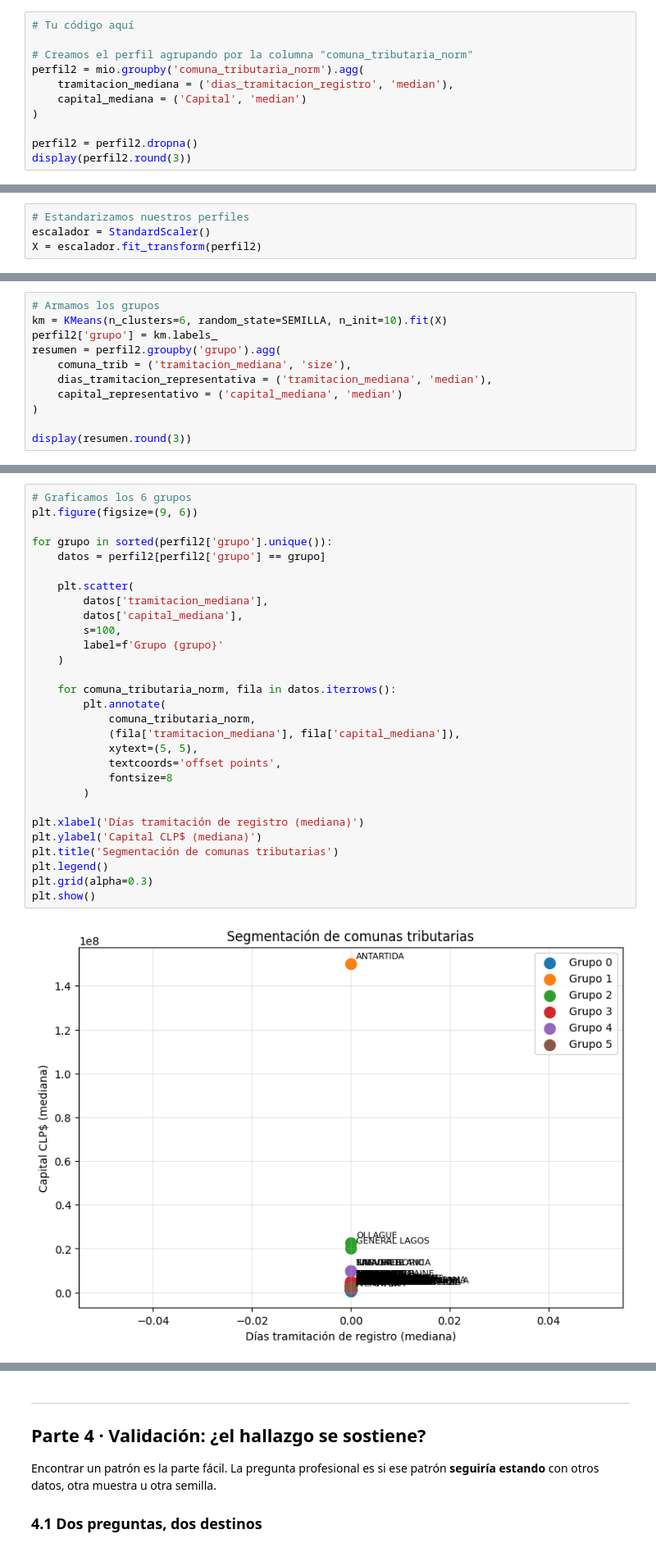
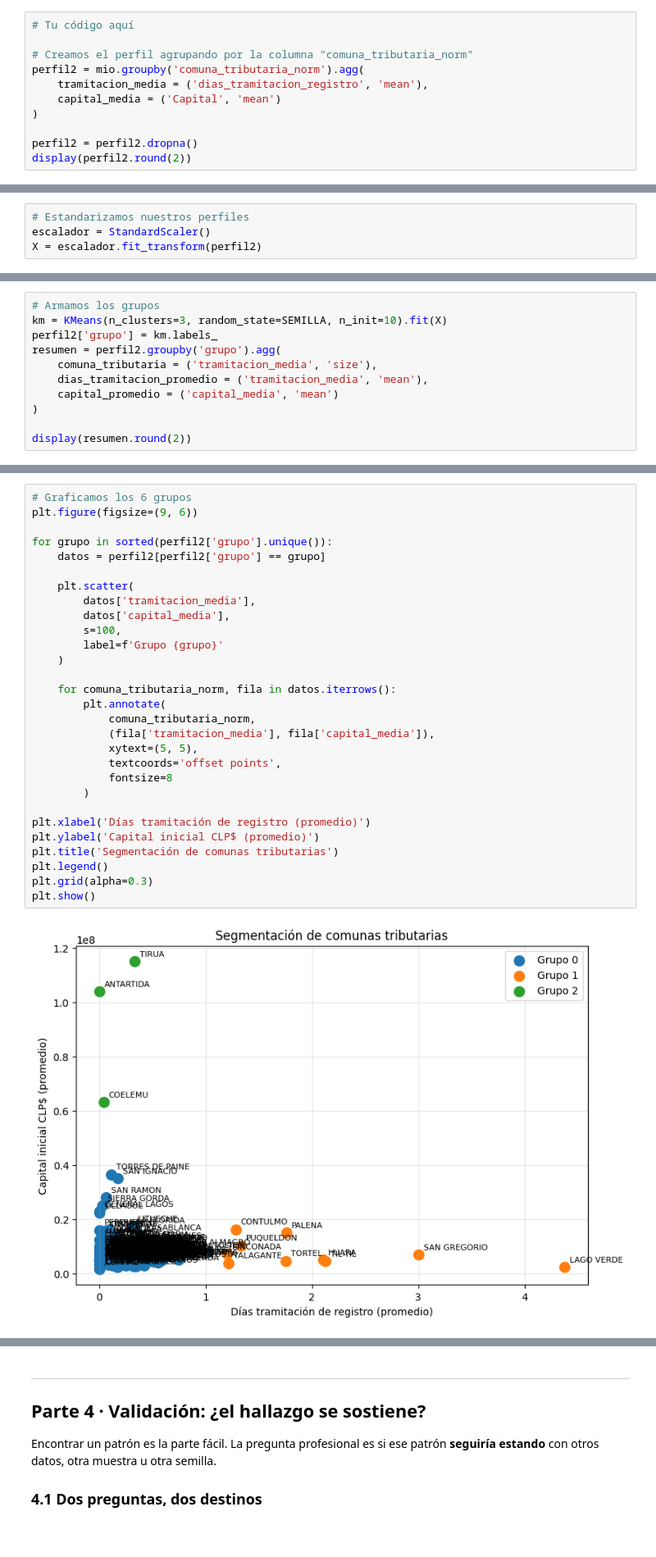
Before and after one commit to beneducarrco99/S4_Laboratorio4_CDD_Carrasco_Benjamin, a Jupyter notebook: S4_Notebook_Laboratorio_CDD_Carrasco_Benjamin.ipynb, the cells around one changed output, grey strips where cells are left out. Shown at 82% size. Cells and saved outputs as stored; diff of their text form.

```diff
--- a/S4_Notebook_Laboratorio_CDD_Carrasco_Benjamin.ipynb
+++ b/S4_Notebook_Laboratorio_CDD_Carrasco_Benjamin.ipynb
@@ -457,10 +463,10 @@ mio.head()
 
 # Creamos el perfil agrupando por la columna "comuna_tributaria_norm"
 perfil2 = mio.groupby('comuna_tributaria_norm').agg(
-    tramitacion_mediana = ('dias_tramitacion_registro', 'median'),
-    capital_mediana = ('Capital', 'median')
+    tramitacion_media = ('dias_tramitacion_registro', 'mean'),
+    capital_media = ('Capital', 'mean')
 )
 
 perfil2 = perfil2.dropna()
-display(perfil2.round(3))
+display(perfil2.round(2))
 # %% [output]
@@ -534,12 +540,12 @@ plt.show()
 # %%
 # Armamos los grupos
-km = KMeans(n_clusters=6, random_state=SEMILLA, n_init=10).fit(X)
+km = KMeans(n_clusters=3, random_state=SEMILLA, n_init=10).fit(X)
 perfil2['grupo'] = km.labels_
 resumen = perfil2.groupby('grupo').agg(
-    comuna_trib = ('tramitacion_mediana', 'size'),
-    dias_tramitacion_representativa = ('tramitacion_mediana', 'median'),
-    capital_representativo = ('capital_mediana', 'median')
+    comuna_tributaria = ('tramitacion_media', 'size'),
+    dias_tramitacion_promedio = ('tramitacion_media', 'mean'),
+    capital_promedio = ('capital_media', 'mean')
 )
 
-display(resumen.round(3))
+display(resumen.round(2))
 # %% [output]
@@ -554,31 +565,31 @@ display(resumen.round(3))
 # %%
 # Graficamos los 6 grupos
 plt.figure(figsize=(9, 6))
 
 for grupo in sorted(perfil2['grupo'].unique()):
     datos = perfil2[perfil2['grupo'] == grupo]
 
     plt.scatter(
-        datos['tramitacion_mediana'],
-        datos['capital_mediana'],
+        datos['tramitacion_media'],
+        datos['capital_media'],
         s=100,
         label=f'Grupo {grupo}'
     )
 
     for comuna_tributaria_norm, fila in datos.iterrows():
         plt.annotate(
             comuna_tributaria_norm,
-            (fila['tramitacion_mediana'], fila['capital_mediana']),
+            (fila['tramitacion_media'], fila['capital_media']),
             xytext=(5, 5),
             textcoords='offset points',
             fontsize=8
         )
 
-plt.xlabel('Días tramitación de registro (mediana)')
-plt.ylabel('Capital CLP$ (mediana)')
+plt.xlabel('Días tramitación de registro (promedio)')
+plt.ylabel('Capital inicial CLP$ (promedio)')
 plt.title('Segmentación de comunas tributarias')
 plt.legend()
 plt.grid(alpha=0.3)
 plt.show()
 # %% [output]
-[figure, old version]
+[figure, new version]
```
Also changed, not shown: parts of 32 cells of this notebook.
